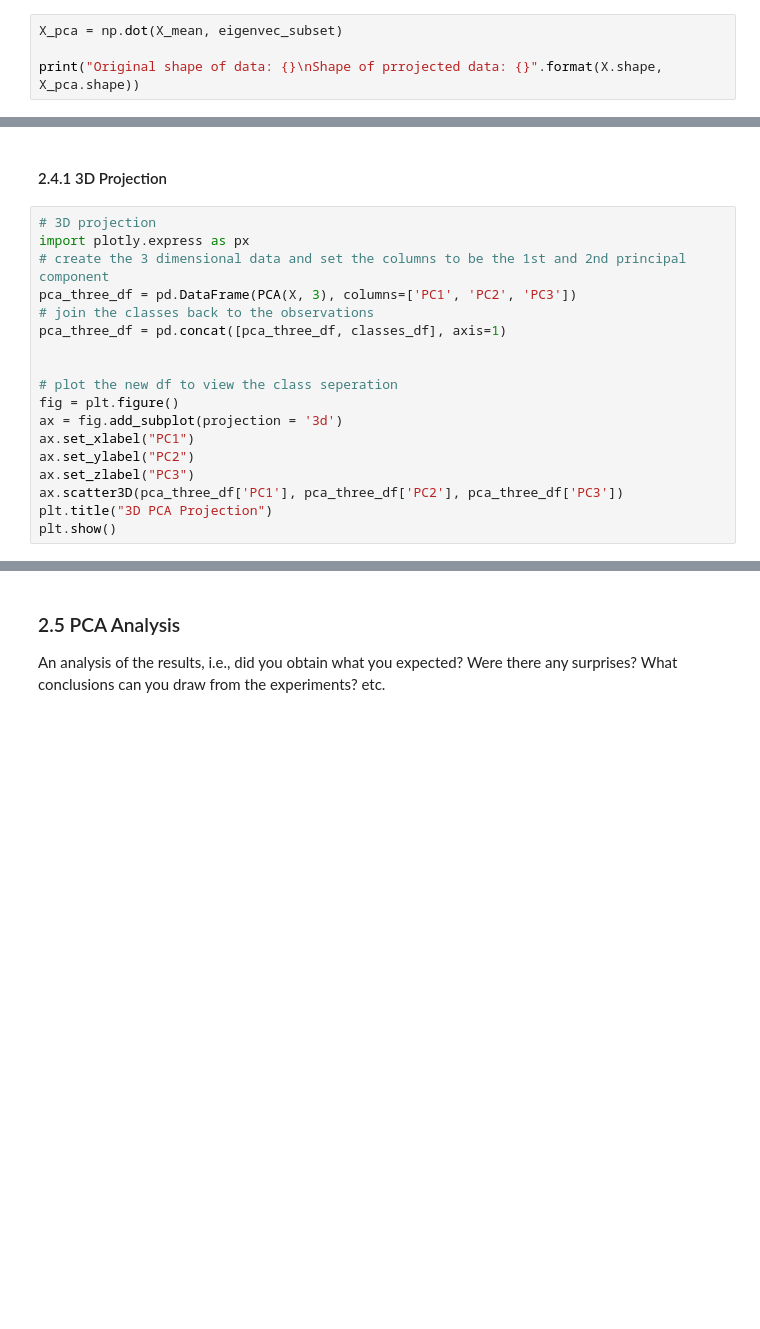
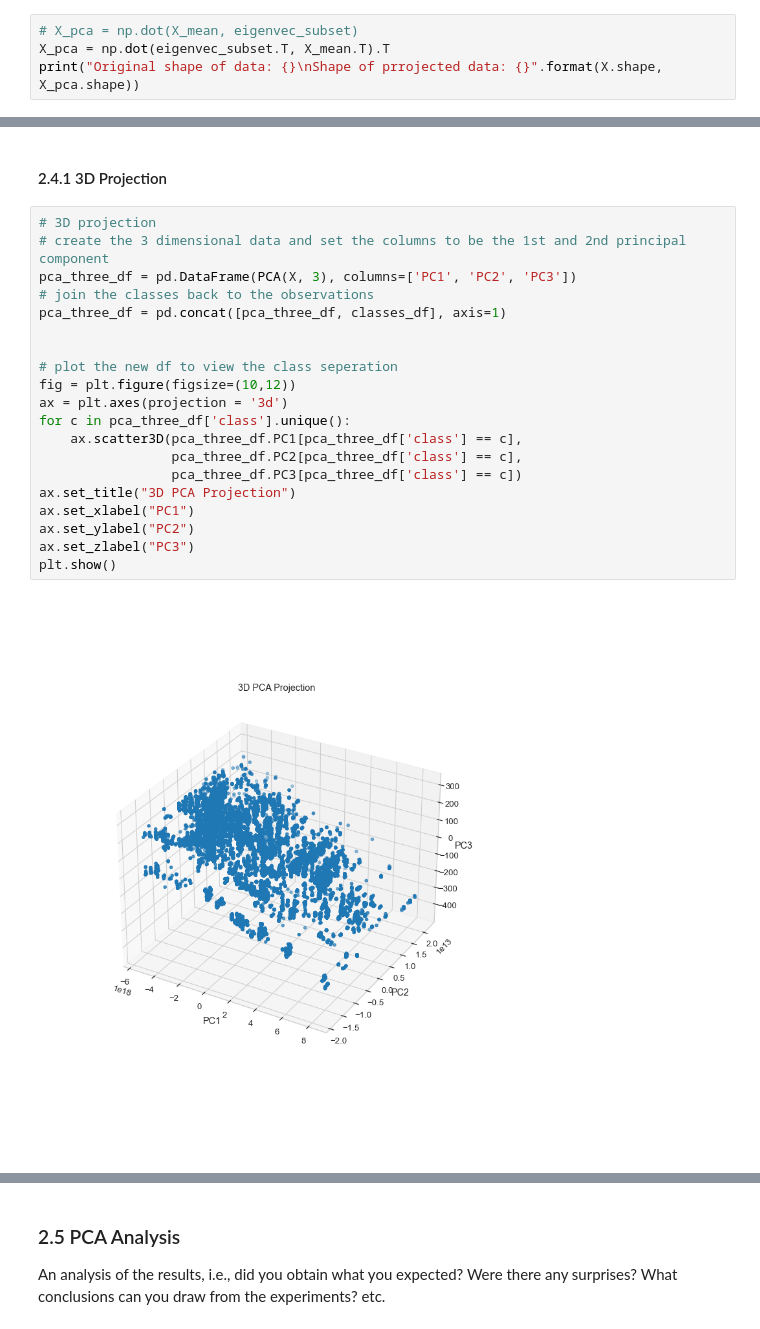
Before and after one commit to mcqueg/Unsupervised_ML, a Jupyter notebook: Dimensionality_Reduction.ipynb, the cells around one changed output, grey strips where cells are left out. Cells and saved outputs as stored; diff of their text form; blank space fills up the shorter version.

```diff
--- a/Dimensionality_Reduction.ipynb
+++ b/Dimensionality_Reduction.ipynb
@@ -197,6 +198,6 @@ eigenvec_subset = eigenvecs_sorted[:,0:n] # take a slice the first element to th
 6. transform the data into a lower dimensional space by taking the dot product of the selected subset of eigenvectors and the mean-centered data.
     * `X_pca = np.dot(eigenvec_subset, X_mean)`
 # %%
-X_pca = np.dot(X_mean, eigenvec_subset)
-
+# X_pca = np.dot(X_mean, eigenvec_subset)
+X_pca = np.dot(eigenvec_subset.T, X_mean.T).T
 print("Original shape of data: {}\nShape of prrojected data: {}".format(X.shape, X_pca.shape))
@@ -270,19 +278,23 @@ plt.show()
 #### 2.4.1 3D Projection <a class="anchor" id="pca3"></a>
 # %%
 # 3D projection
-import plotly.express as px
 # create the 3 dimensional data and set the columns to be the 1st and 2nd principal component
 pca_three_df = pd.DataFrame(PCA(X, 3), columns=['PC1', 'PC2', 'PC3'])
 # join the classes back to the observations
 pca_three_df = pd.concat([pca_three_df, classes_df], axis=1)
 
 
 # plot the new df to view the class seperation
-fig = plt.figure()
-ax = fig.add_subplot(projection = '3d')
+fig = plt.figure(figsize=(10,12))
+ax = plt.axes(projection = '3d')
+for c in pca_three_df['class'].unique():
+    ax.scatter3D(pca_three_df.PC1[pca_three_df['class'] == c],
+                 pca_three_df.PC2[pca_three_df['class'] == c],
+                 pca_three_df.PC3[pca_three_df['class'] == c])
+ax.set_title("3D PCA Projection")
 ax.set_xlabel("PC1")
 ax.set_ylabel("PC2")
 ax.set_zlabel("PC3")
-ax.scatter3D(pca_three_df['PC1'], pca_three_df['PC2'], pca_three_df['PC3'])
-plt.title("3D PCA Projection")
 plt.show()
+# %% [output]
+[figure, added]
```
Also changed, not shown: parts of 9 cells of this notebook.
